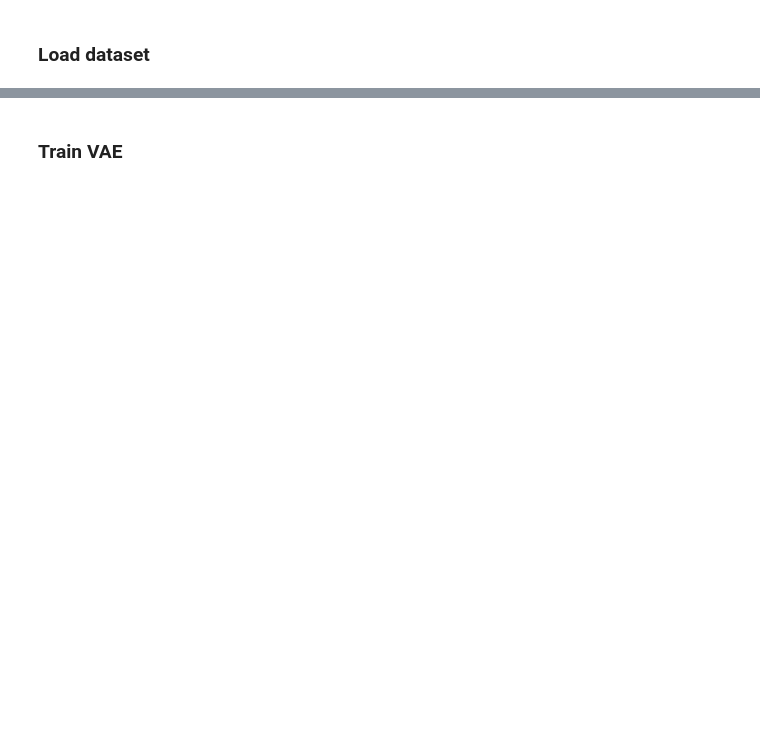
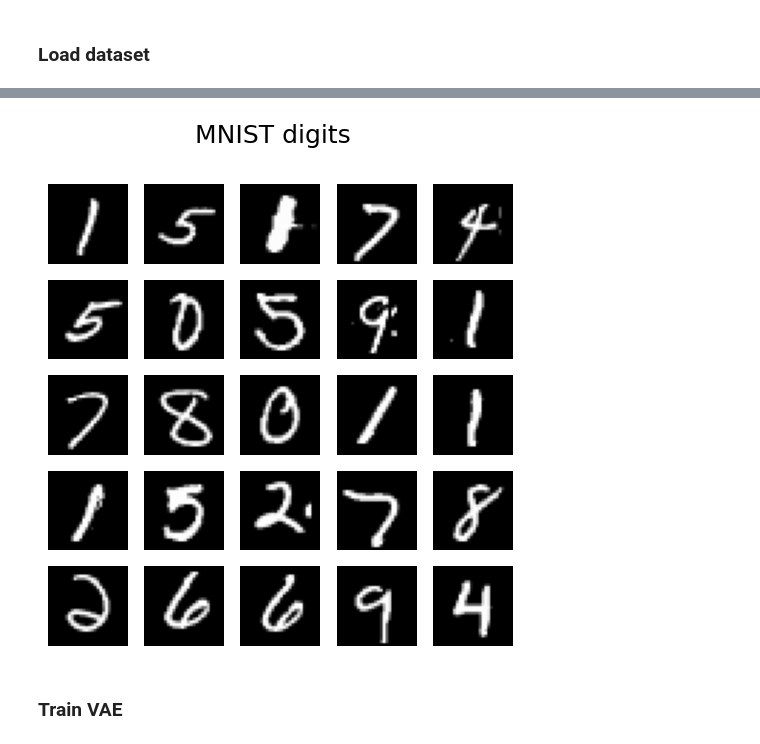
Before and after one commit to ghif/keras-poc, a Jupyter notebook: mnist/conv-vae-gen.ipynb, the cells around one changed output, grey strips where cells are left out. Cells and saved outputs as stored; diff of their text form; code cells hidden in the pictures; blank space fills up the shorter version.

```diff
--- a/mnist/conv-vae-gen.ipynb
+++ b/mnist/conv-vae-gen.ipynb
@@ -38,3 +66,8 @@ ds_train = ds_train.shuffle(buffer_size=1024).batch(BATCH)
+# %%
+# Visualize dataset
+U.visualize_dataset(ds_train, "MNIST digits", n_samples=25)
+# %% [output]
+[figure, added]
 # %% [markdown]
 ### Train VAE
 # %%
```
Also changed, not shown: parts of 9 cells of this notebook, 6 other files.
